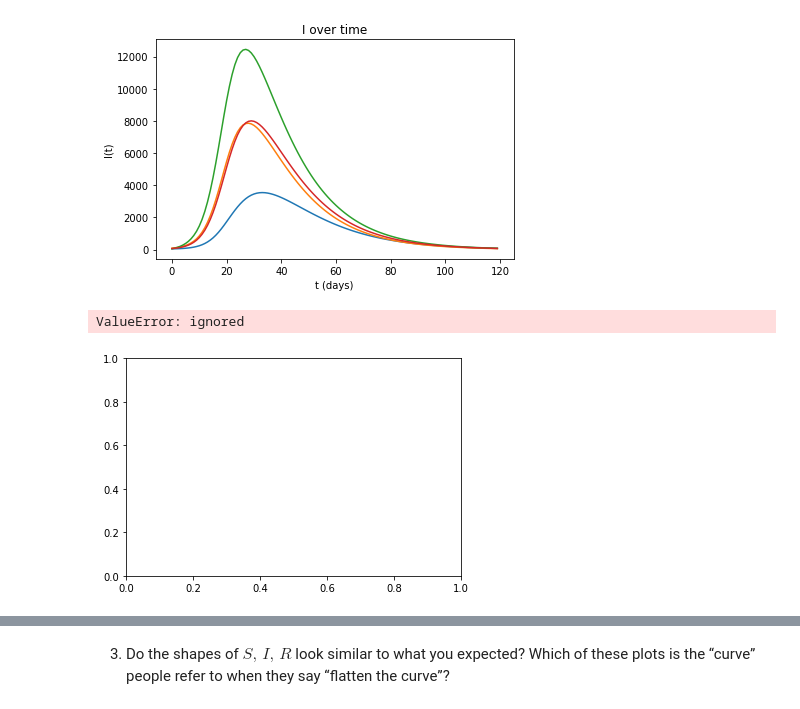
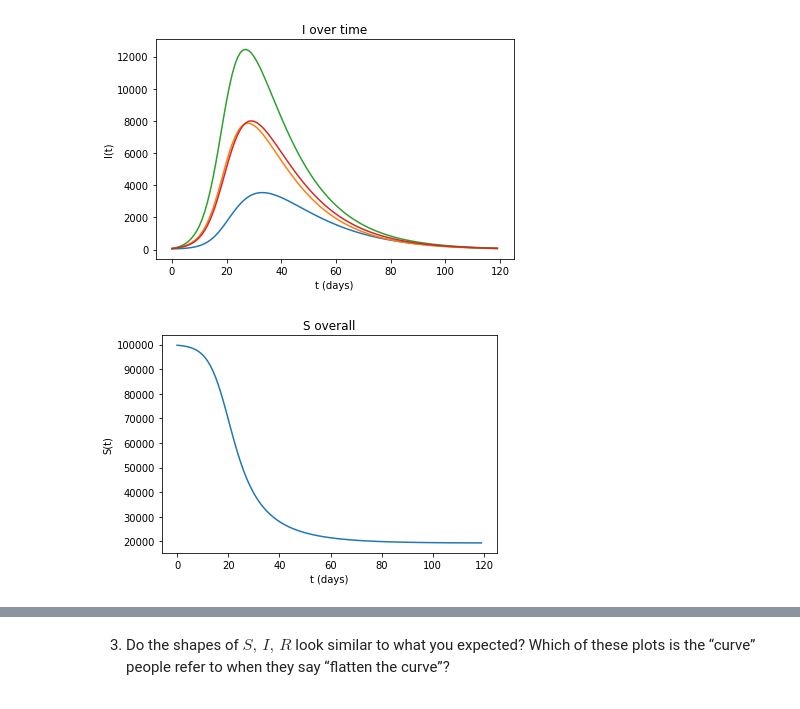
Before and after one commit to Yanbing-Judy/190DD-Project, a Jupyter notebook: Project_Part1a_new.ipynb, the cells around one changed output, grey strips where cells are left out. Cells and saved outputs as stored; diff of their text form; code cells hidden in the pictures.

```diff
--- a/Project_Part1a_new.ipynb
+++ b/Project_Part1a_new.ipynb
@@ -130,14 +130,15 @@ plt.show()
 [figure]
 # %%
 # S_overall
-
+df = pd.DataFrame()
+df.insert(0,"Time", sol.t)
 for i in range(16):
-  S_overall = sol.y[i].sum()
-
+  df.insert(i,"S{}".format(i), sol.y[i])
 plt.figure()
-plt.plot(sol.t, S_overall, label="S(t)")
-
+plt.plot(sol.t, df.iloc[:,0:].sum(axis=1))
+plt.ylabel("S(t)")
+plt.xlabel("t (days)")
+plt.title("S overall")
 plt.show()
 # %% [output]
-ValueError: ignored
-[figure, old version]
+[figure, new version]
```
Also changed, not shown: parts of 4 cells of this notebook.
